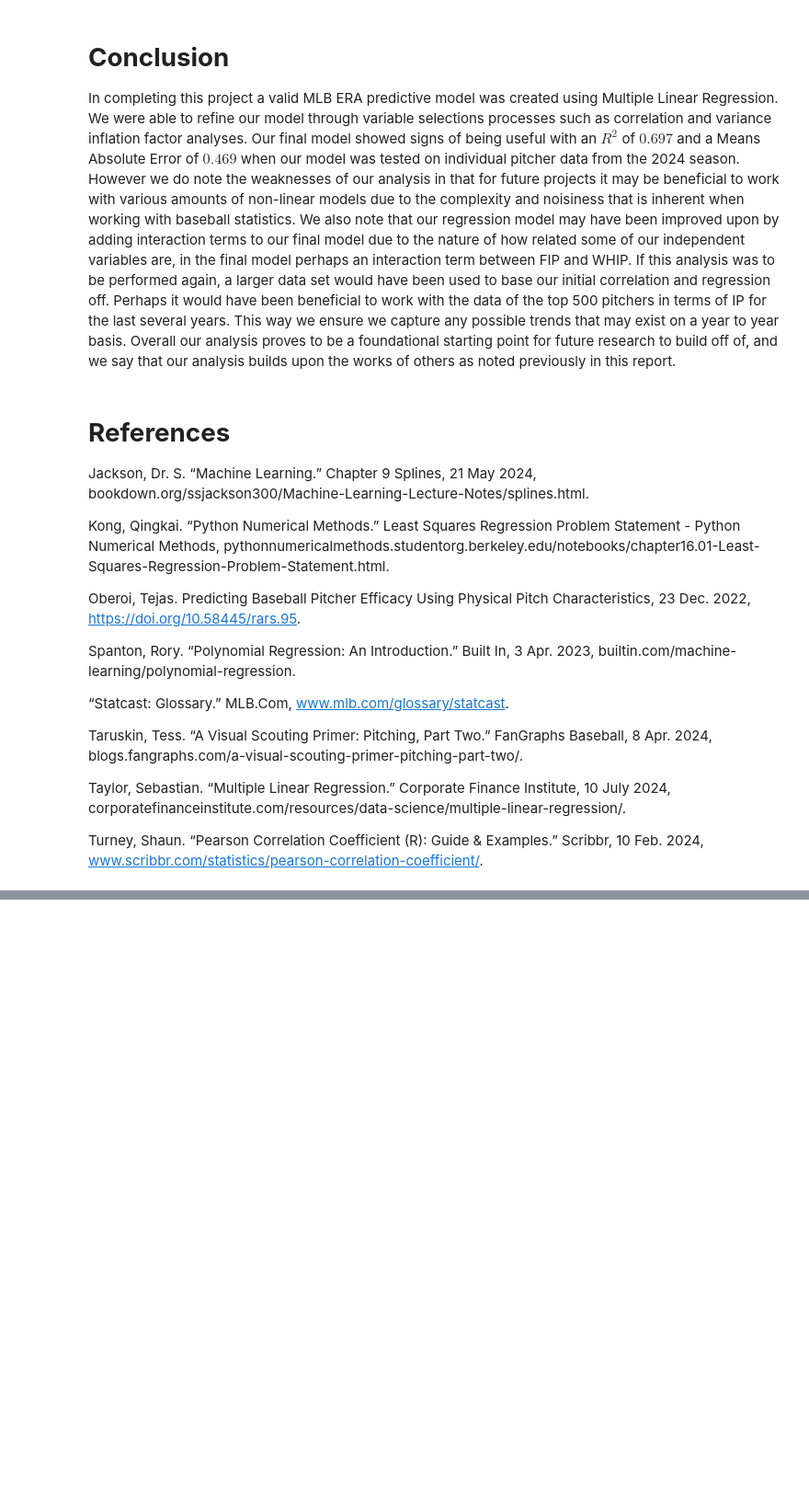
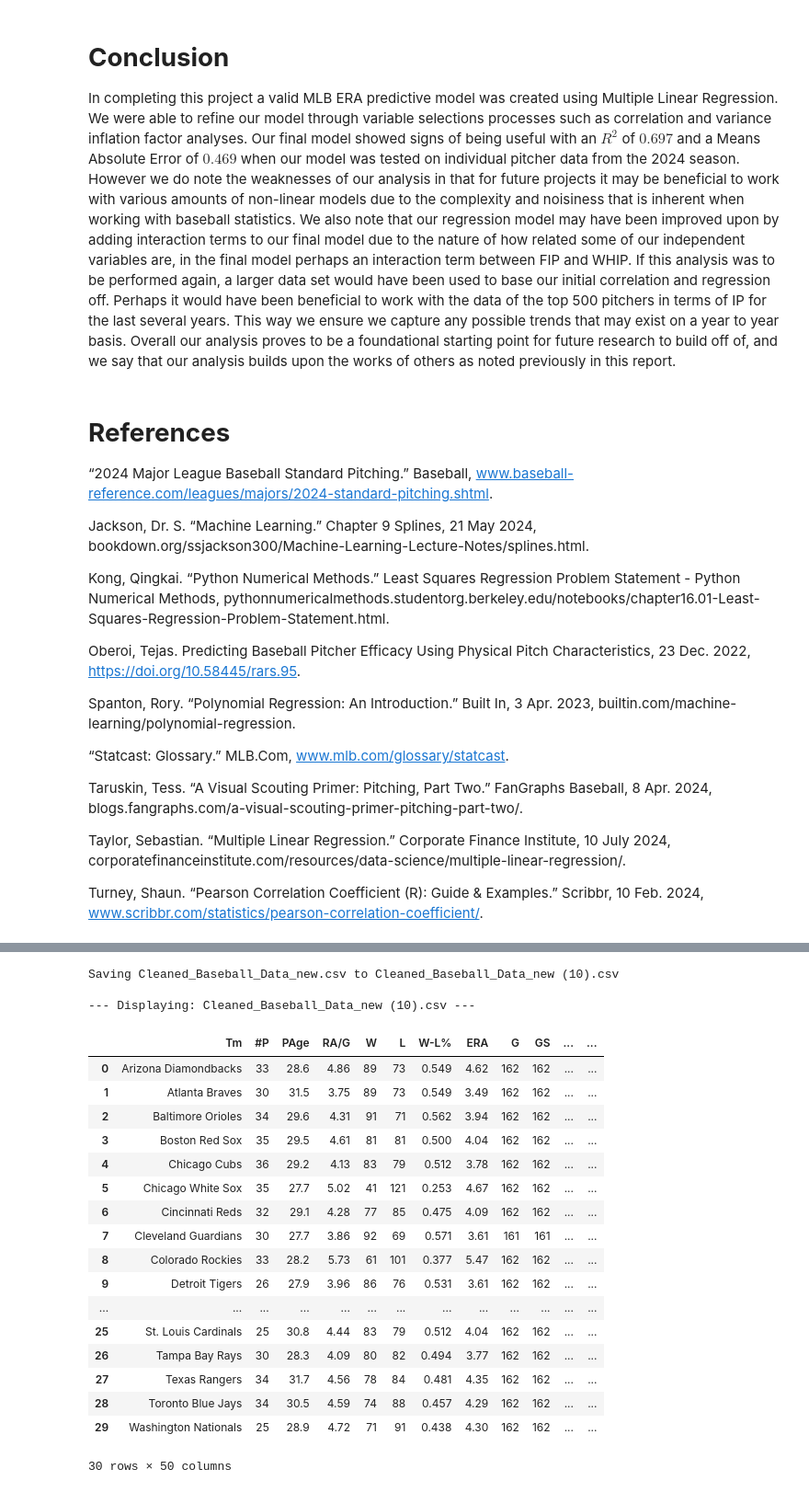
Before and after one commit to Devscoding/MAT421, a Jupyter notebook: MAT_421_Final_Project.ipynb, the cells around one changed output, grey strips where cells are left out. Shown at 92% size. Saved outputs shown, nothing was run; the diff lists cells and outputs as text; code cells hidden in the pictures; blank space fills up the shorter version.

```diff
--- a/MAT_421_Final_Project.ipynb
+++ b/MAT_421_Final_Project.ipynb
@@ -445,6 +445,8 @@ R²: 0.697
 In completing this project a valid MLB ERA predictive model was created using Multiple Linear Regression. We were able to refine our model through variable selections processes such as correlation and variance inflation factor analyses. Our final model showed signs of being useful with an $R^2$ of $0.697$ and a Means Absolute Error of $0.469$ when our model was tested on individual pitcher data from the 2024 season. However we do note the weaknesses of our analysis in that for future projects it may be beneficial to work with various amounts of non-linear models due to the complexity and noisiness that is inherent when working with baseball statistics. We also note that our regression model may have been improved upon by adding interaction terms to our final model due to the nature of how related some of our independent variables are, in the final model perhaps an interaction term between FIP and WHIP. If this analysis was to be performed again, a larger data set would have been used to base our initial correlation and regression off. Perhaps it would have been beneficial to work with the data of the top 500 pitchers in terms of IP for the last several years. This way we ensure we capture any possible trends that may exist on a year to year basis. Overall our analysis proves to be a foundational starting point for future research to build off of, and we say that our analysis builds upon the works of others as noted previously in this report.
 # %% [markdown]
 # **References**
+“2024 Major League Baseball Standard Pitching.” Baseball, www.baseball-reference.com/leagues/majors/2024-standard-pitching.shtml.
+
 Jackson, Dr. S. “Machine Learning.” Chapter 9 Splines, 21 May 2024, bookdown.org/ssjackson300/Machine-Learning-Lecture-Notes/splines.html.
 
 Kong, Qingkai. “Python Numerical Methods.” Least Squares Regression Problem Statement - Python Numerical Methods, pythonnumericalmethods.studentorg.berkeley.edu/notebooks/chapter16.01-Least-Squares-Regression-Problem-Statement.html.
@@ -460,3 +462,12 @@ Taruskin, Tess. “A Visual Scouting Primer: Pitching, Part Two.” FanGraphs Ba
 Taylor, Sebastian. “Multiple Linear Regression.” Corporate Finance Institute, 10 July 2024, corporatefinanceinstitute.com/resources/data-science/multiple-linear-regression/.
 
 Turney, Shaun. “Pearson Correlation Coefficient (R): Guide & Examples.” Scribbr, 10 Feb. 2024, www.scribbr.com/statistics/pearson-correlation-coefficient/.
+# %%
+uploaded = files.upload()
+dataframes = {}
+for filename in uploaded.keys():
+    print(f"\n--- Displaying: {filename} ---")
+    df = pd.read_csv(filename)
+    dataframes[filename] = df
+    display(df)
+# %% [output]
@@ -462,0 +475,21 @@ Turney, Shaun. “Pearson Correlation Coefficient (R): Guide & Examples.” Scri
+Saving Cleaned_Baseball_Data_new.csv to Cleaned_Baseball_Data_new (10).csv
+
+--- Displaying: Cleaned_Baseball_Data_new (10).csv ---
+|  | Tm | #P | PAge | RA/G | W | L | W-L% | ERA | G | GS | ... | ... |
+| 0 | Arizona Diamondbacks | 33 | 28.6 | 4.86 | 89 | 73 | 0.549 | 4.62 | 162 | 162 | ... | ... |
+| 1 | Atlanta Braves | 30 | 31.5 | 3.75 | 89 | 73 | 0.549 | 3.49 | 162 | 162 | ... | ... |
+| 2 | Baltimore Orioles | 34 | 29.6 | 4.31 | 91 | 71 | 0.562 | 3.94 | 162 | 162 | ... | ... |
+| 3 | Boston Red Sox | 35 | 29.5 | 4.61 | 81 | 81 | 0.500 | 4.04 | 162 | 162 | ... | ... |
+| 4 | Chicago Cubs | 36 | 29.2 | 4.13 | 83 | 79 | 0.512 | 3.78 | 162 | 162 | ... | ... |
+| 5 | Chicago White Sox | 35 | 27.7 | 5.02 | 41 | 121 | 0.253 | 4.67 | 162 | 162 | ... | ... |
+| 6 | Cincinnati Reds | 32 | 29.1 | 4.28 | 77 | 85 | 0.475 | 4.09 | 162 | 162 | ... | ... |
+| 7 | Cleveland Guardians | 30 | 27.7 | 3.86 | 92 | 69 | 0.571 | 3.61 | 161 | 161 | ... | ... |
+| 8 | Colorado Rockies | 33 | 28.2 | 5.73 | 61 | 101 | 0.377 | 5.47 | 162 | 162 | ... | ... |
+| 9 | Detroit Tigers | 26 | 27.9 | 3.96 | 86 | 76 | 0.531 | 3.61 | 162 | 162 | ... | ... |
+| ... | ... | ... | ... | ... | ... | ... | ... | ... | ... | ... | ... | ... |
+| 25 | St. Louis Cardinals | 25 | 30.8 | 4.44 | 83 | 79 | 0.512 | 4.04 | 162 | 162 | ... | ... |
+| 26 | Tampa Bay Rays | 30 | 28.3 | 4.09 | 80 | 82 | 0.494 | 3.77 | 162 | 162 | ... | ... |
+| 27 | Texas Rangers | 34 | 31.7 | 4.56 | 78 | 84 | 0.481 | 4.35 | 162 | 162 | ... | ... |
+| 28 | Toronto Blue Jays | 34 | 30.5 | 4.59 | 74 | 88 | 0.457 | 4.29 | 162 | 162 | ... | ... |
+| 29 | Washington Nationals | 25 | 28.9 | 4.72 | 71 | 91 | 0.438 | 4.30 | 162 | 162 | ... | ... |
+30 rows × 50 columns
```
Also changed, not shown: parts of 3 cells of this notebook.
